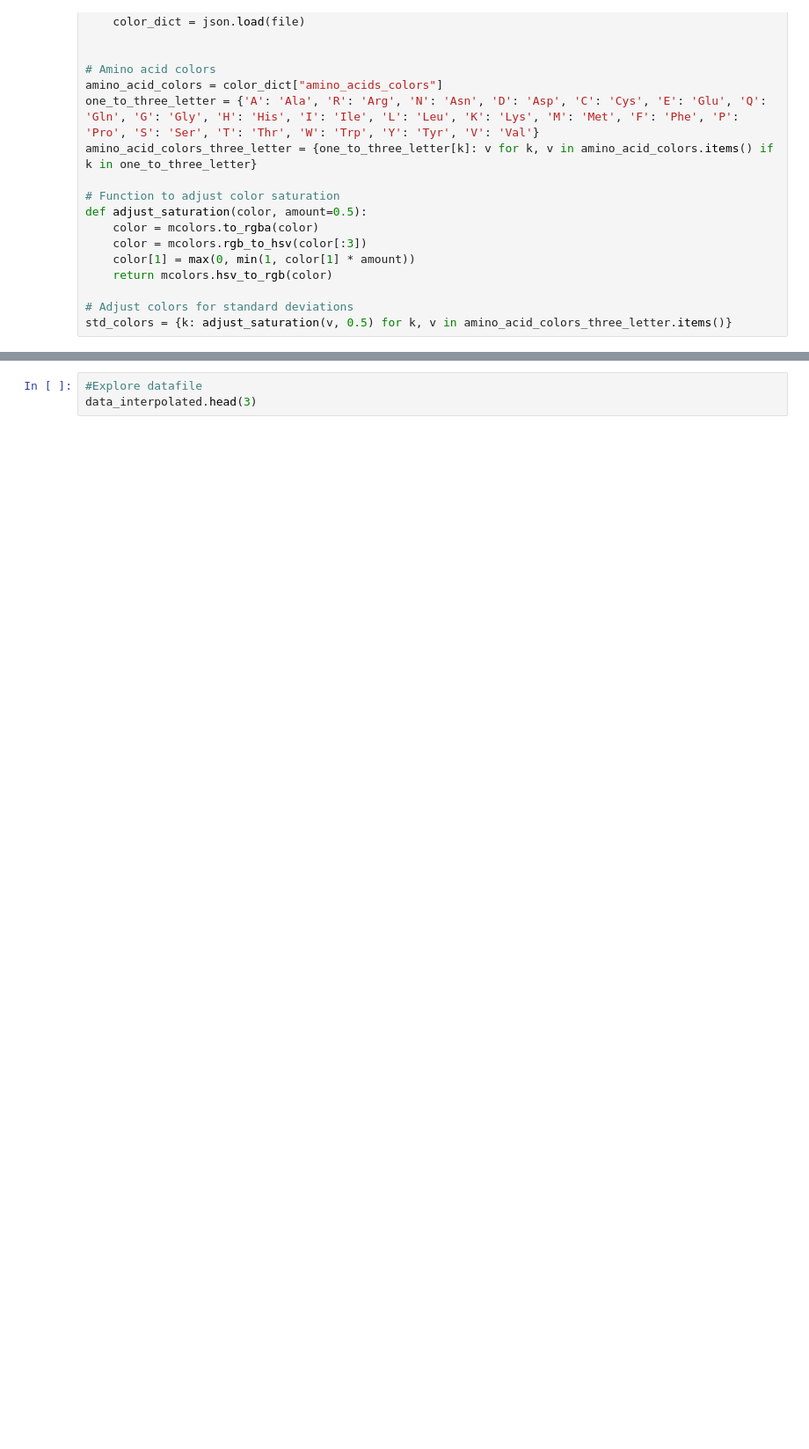
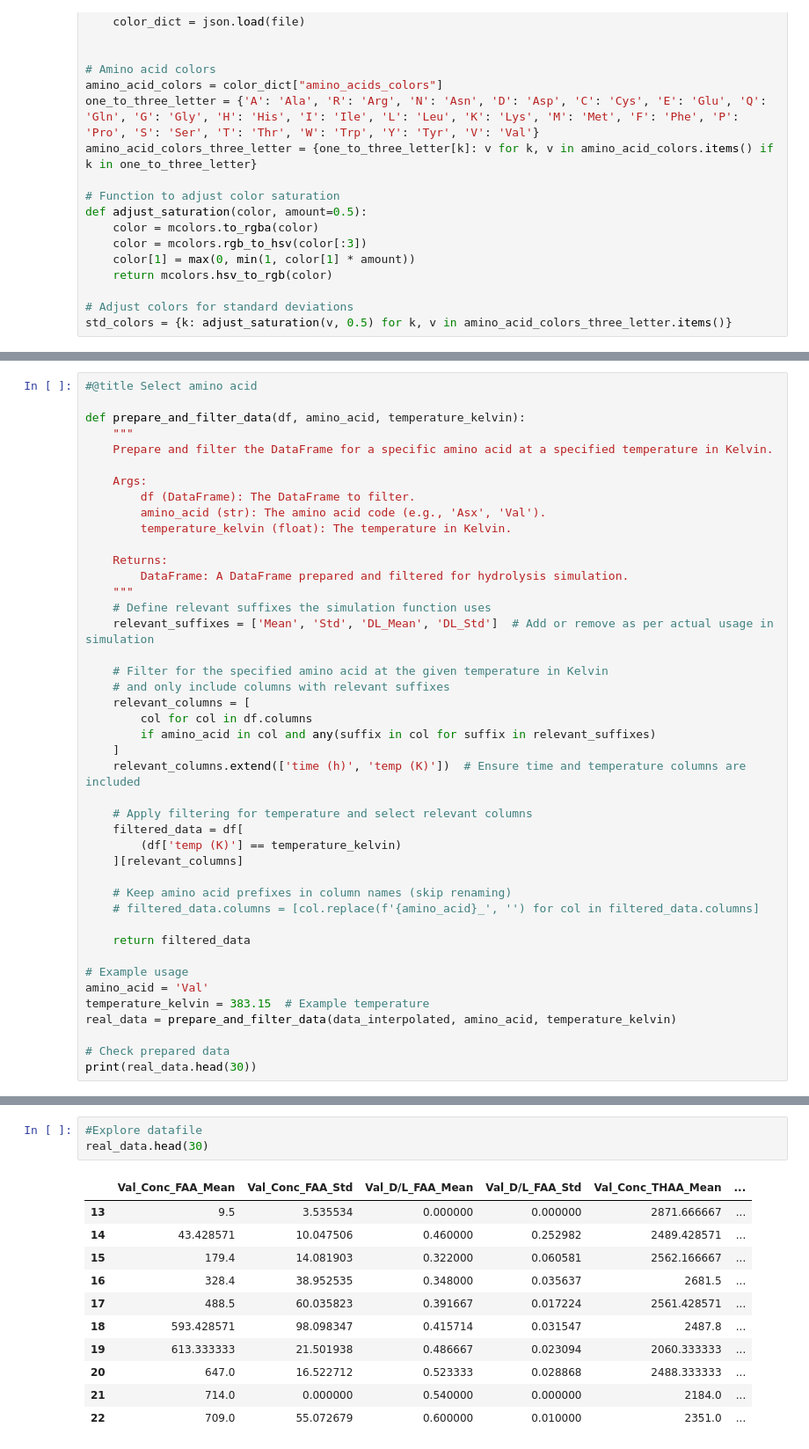
Before and after one commit to Palaeoprot/IPA, a Jupyter notebook: AAR.ipynb, the cells around one changed output, grey strips where cells are left out. Shown: that part at 88% size. Drawn from its saved outputs; the diff is of its cells as text; blank space fills up the shorter version.

```diff
--- a/AAR.ipynb
+++ b/AAR.ipynb
@@ -212,3 +241,46 @@ Cleaned and Interpolated Data:
 
 [5 rows x 87 columns]
 ['temp (°C)', 'time (h)', 'Asx_Conc_FAA_Mean', 'Asx_Conc_FAA_Std', 'Asx_Conc_FAA_Count', 'Glx_Conc_FAA_Mean', 'Glx_Conc_FAA_Std', 'Glx_Conc_FAA_Count', 'Ser_Conc_FAA_Mean', 'Ser_Conc_FAA_Std', 'Ser_Co ...
+# %%
+#@title Select amino acid
+
+def prepare_and_filter_data(df, amino_acid, temperature_kelvin):
+    """
+    Prepare and filter the DataFrame for a specific amino acid at a specified temperature in Kelvin.
+
+    Args:
+        df (DataFrame): The DataFrame to filter.
+        amino_acid (str): The amino acid code (e.g., 'Asx', 'Val').
+        temperature_kelvin (float): The temperature in Kelvin.
+
+    Returns:
+        DataFrame: A DataFrame prepared and filtered for hydrolysis simulation.
+    """
+    # Define relevant suffixes the simulation function uses
+    relevant_suffixes = ['Mean', 'Std', 'DL_Mean', 'DL_Std']  # Add or remove as per actual usage in simulation
+
+    # Filter for the specified amino acid at the given temperature in Kelvin
+    # and only include columns with relevant suffixes
+    relevant_columns = [
+        col for col in df.columns
+        if amino_acid in col and any(suffix in col for suffix in relevant_suffixes)
+    ]
+    relevant_columns.extend(['time (h)', 'temp (K)'])  # Ensure time and temperature columns are included
+
+    # Apply filtering for temperature and select relevant columns
+    filtered_data = df[
+        (df['temp (K)'] == temperature_kelvin)
+    ][relevant_columns]
+
+    # Keep amino acid prefixes in column names (skip renaming)
+    # filtered_data.columns = [col.replace(f'{amino_acid}_', '') for col in filtered_data.columns]
+
+    return filtered_data
+
+# Example usage
+amino_acid = 'Val'
+temperature_kelvin = 383.15  # Example temperature
+real_data = prepare_and_filter_data(data_interpolated, amino_acid, temperature_kelvin)
+
+# Check prepared data
+print(real_data.head(30))
@@ -215,3 +305,15 @@ Cleaned and Interpolated Data:
 # %%
 #Explore datafile
-data_interpolated.head(3)
+real_data.head(30)
+# %% [output]
+|  | Val_Conc_FAA_Mean | Val_Conc_FAA_Std | Val_D/L_FAA_Mean | Val_D/L_FAA_Std | Val_Conc_THAA_Mean | ... |
+| 13 | 9.5 | 3.535534 | 0.000000 | 0.000000 | 2871.666667 | ... |
+| 14 | 43.428571 | 10.047506 | 0.460000 | 0.252982 | 2489.428571 | ... |
+| 15 | 179.4 | 14.081903 | 0.322000 | 0.060581 | 2562.166667 | ... |
+| 16 | 328.4 | 38.952535 | 0.348000 | 0.035637 | 2681.5 | ... |
+| 17 | 488.5 | 60.035823 | 0.391667 | 0.017224 | 2561.428571 | ... |
+| 18 | 593.428571 | 98.098347 | 0.415714 | 0.031547 | 2487.8 | ... |
+| 19 | 613.333333 | 21.501938 | 0.486667 | 0.023094 | 2060.333333 | ... |
+| 20 | 647.0 | 16.522712 | 0.523333 | 0.028868 | 2488.333333 | ... |
+| 21 | 714.0 | 0.000000 | 0.540000 | 0.000000 | 2184.0 | ... |
+| 22 | 709.0 | 55.072679 | 0.600000 | 0.010000 | 2351.0 | ... |
```
Also changed, not shown: parts of 14 cells of this notebook.
